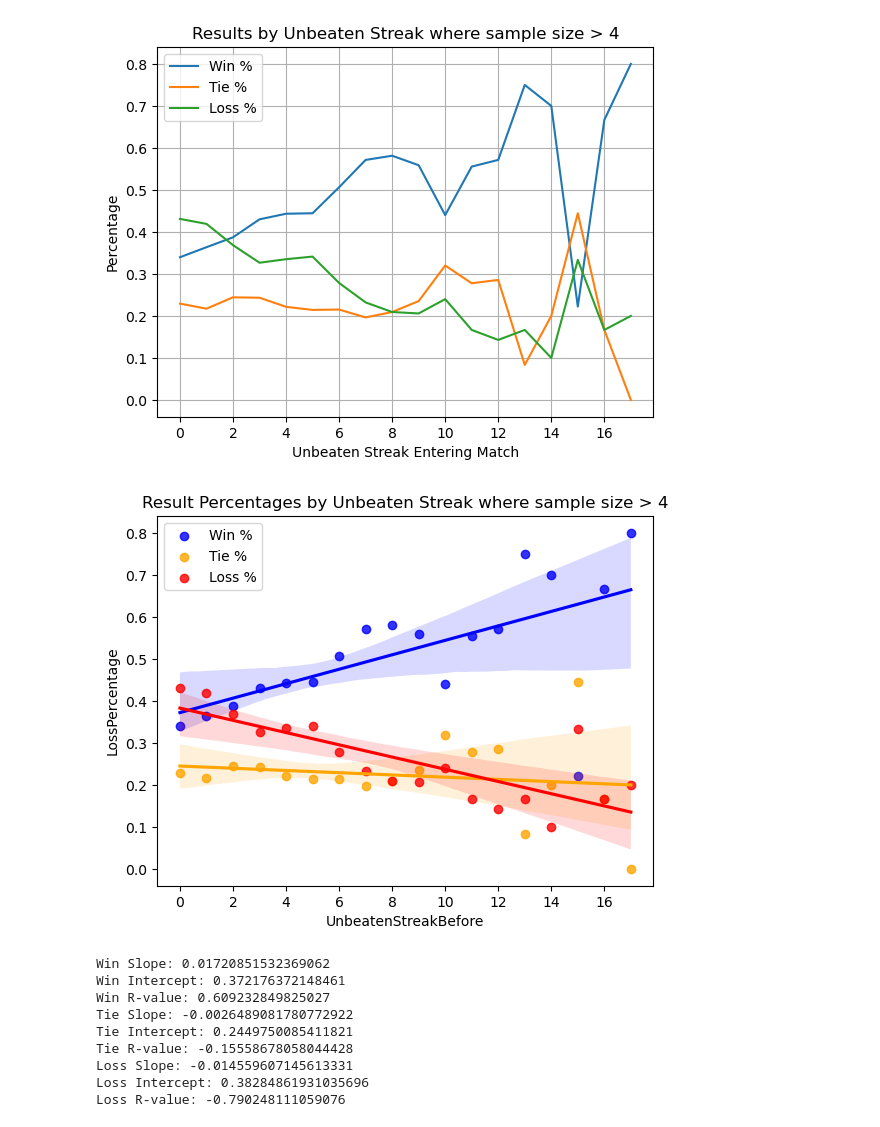
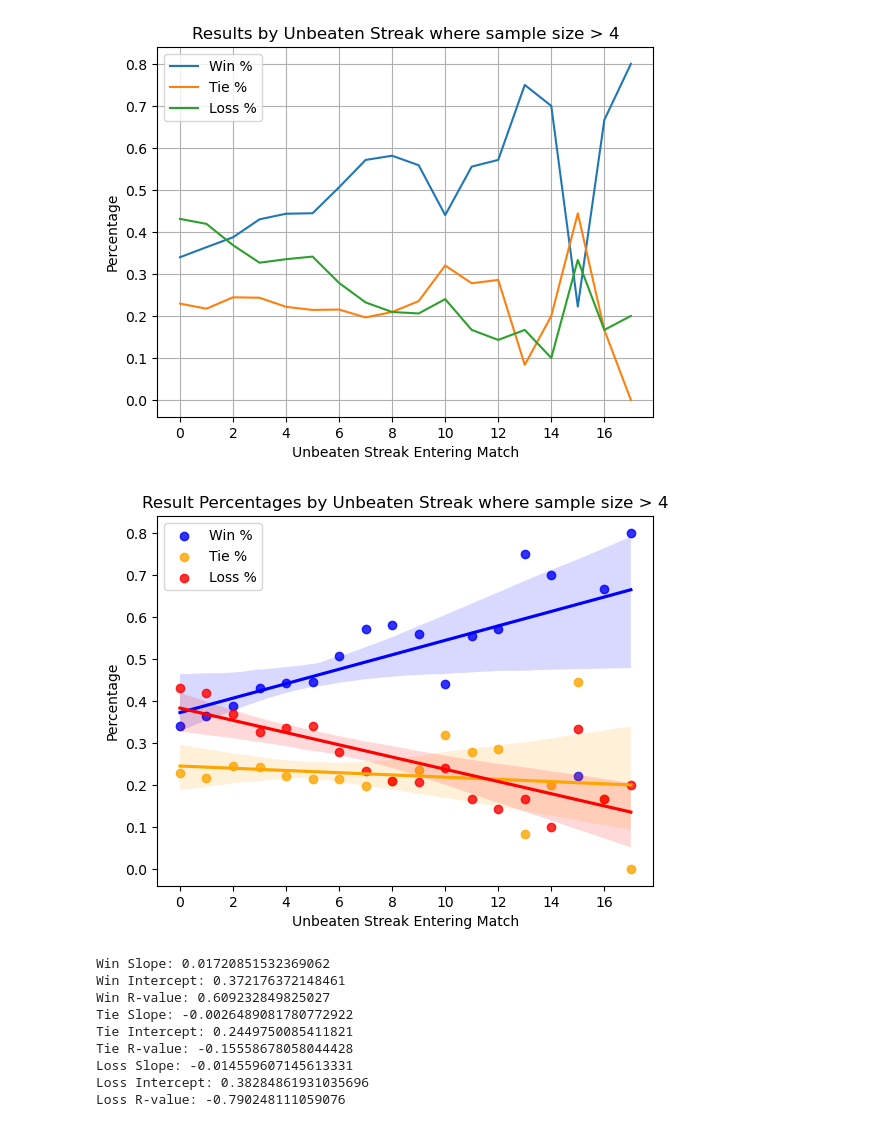
Before and after one commit to mporter311/Information-Systems, a Jupyter notebook: InfoSys_Project_Gottlieb_Porter.ipynb, the cells around one changed output. Saved outputs shown, nothing was run; the diff lists cells and outputs as text; code cells hidden in the pictures.

```diff
--- a/InfoSys_Project_Gottlieb_Porter.ipynb
+++ b/InfoSys_Project_Gottlieb_Porter.ipynb
@@ -50,4 +28,0 @@ all_matches_collapsed = [m for season in all_matches for m in season]
-# %%
-'''
-raw_matches_df = pd.DataFrame(all_matches_collapsed)
-'''
@@ -679,15 +660,17 @@ plt.show()
 # %%
 mask = result_by_unbeatenstreak['SampleSize'] > 4
 reduced_data = result_by_unbeatenstreak[mask]
 sns.regplot(x=reduced_data.index, y=reduced_data['WinPercentage'], color='blue', line_kws={'color': 'blue'}, label = 'Win %')
 sns.regplot(x=reduced_data.index, y=reduced_data['TiePercentage'], color='orange', line_kws={'color': 'orange'}, label = 'Tie %')
 sns.regplot(x=reduced_data.index, y=reduced_data['LossPercentage'], color='red', line_kws={'color': 'red'}, label = 'Loss %')
+plt.xlabel("Unbeaten Streak Entering Match")
+plt.ylabel("Percentage")
 plt.title("Result Percentages by Unbeaten Streak where sample size > 4")
 plt.xticks(range(0, 18, 2))
 plt.legend()
 plt.show()
 # %% [output]
-[figure, old version]
+[figure, new version]
 # %%
 # Calculating the slopem intercept, and r-value of the linear regression lines
 x = reduced_data.index.values
```
Also changed, not shown: parts of 119 cells of this notebook.
